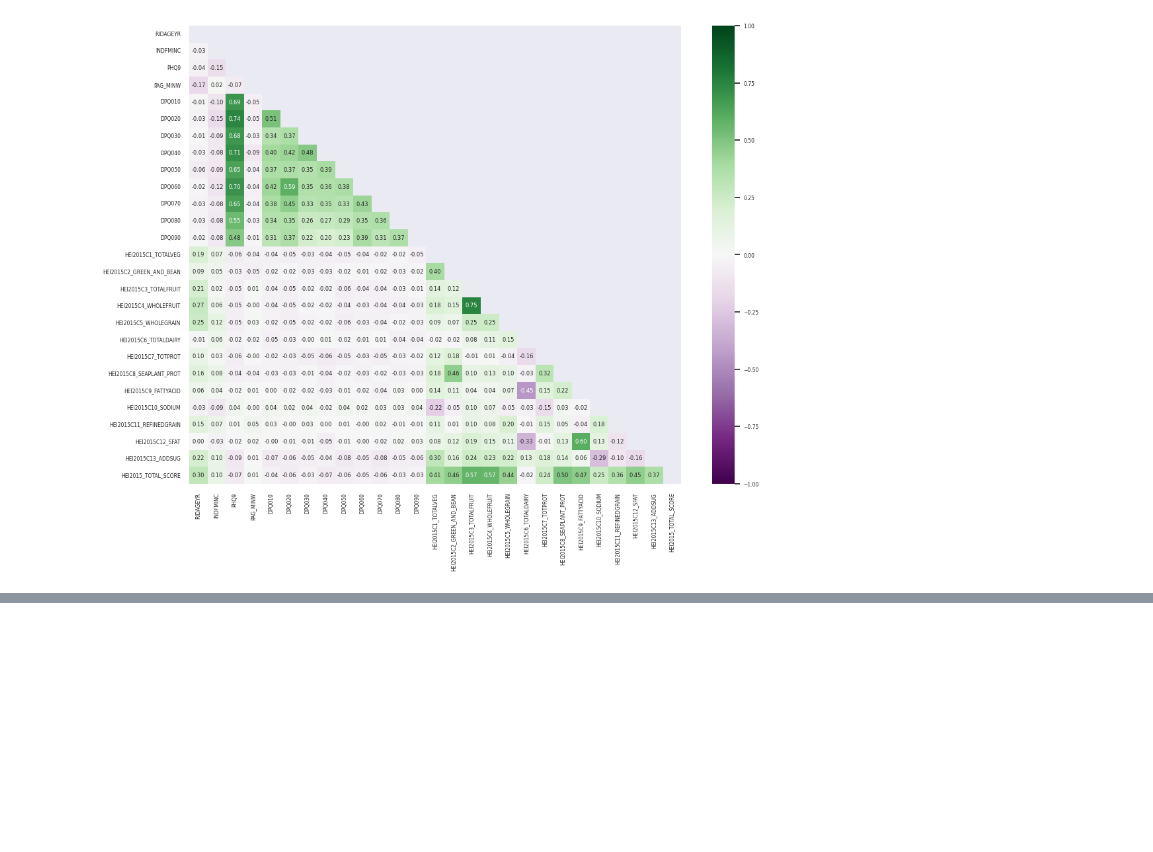
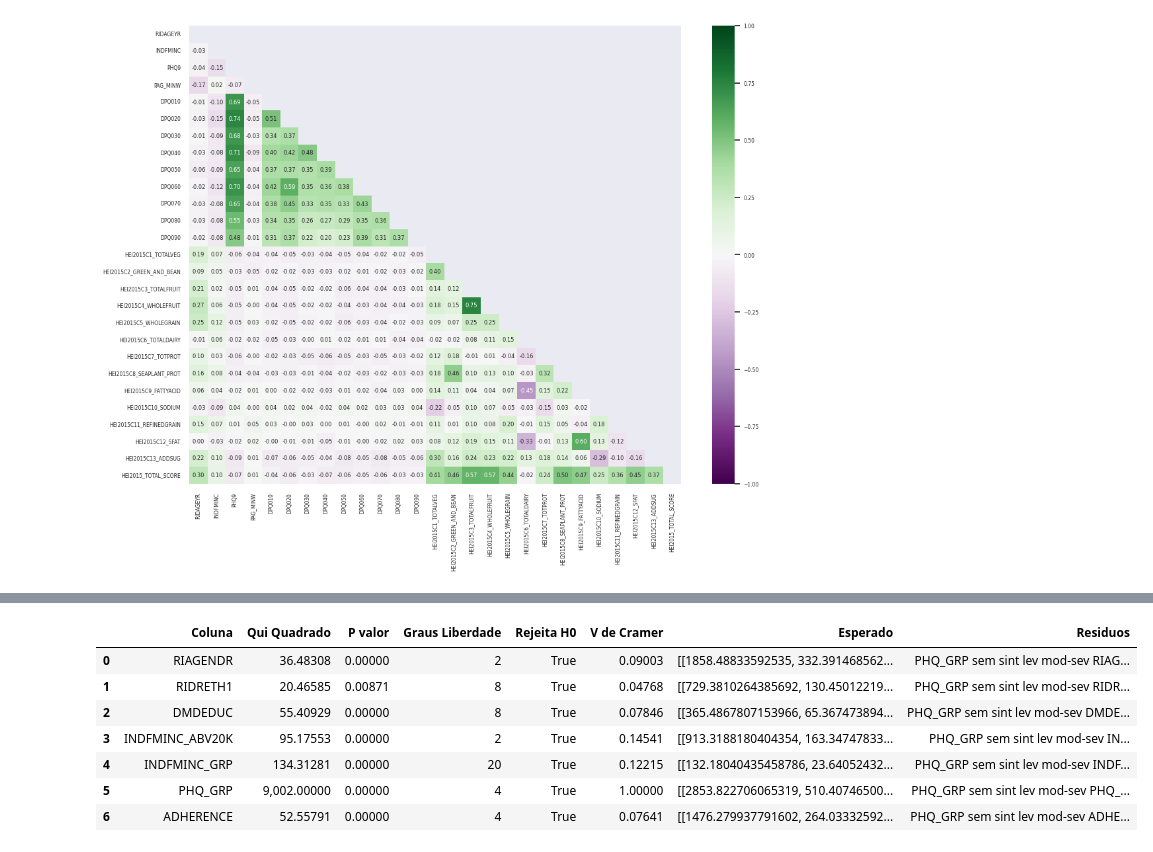
Before and after one commit to thiago-paim/tera-desafio-inferencia, a Jupyter notebook: notebooks/step_3_bivariate_analysis.ipynb, the cells around one changed output, grey strips where cells are left out. Drawn from its saved outputs; the diff is of its cells as text; code cells hidden in the pictures; blank space fills up the shorter version.

```diff
--- a/notebooks/step_3_bivariate_analysis.ipynb
+++ b/notebooks/step_3_bivariate_analysis.ipynb
@@ -269,0 +290,46 @@ for col in quanti_cols:
+# %%
+from scipy.stats import chi2_contingency
+import statsmodels.api as sm
+
+def get_cramers_v(crosstab, chi2):
+    n = crosstab.sum().sum()
+    dof = min(crosstab.shape) - 1
+    return np.sqrt(chi2 / (n * dof))
+
+def independence_chi2_test(df, cols, ref_col):
+    results = []
+
+    for col in cols:
+        crosstab = pd.crosstab(df[col], df[ref_col])
+        chi2, p, dof, expected = chi2_contingency(crosstab)
+        rejected_H0 = False if p > 0.05 else True
+        std_resids = sm.stats.Table(crosstab).standardized_resids
+        cramers_v = get_cramers_v(crosstab, chi2)
+
+        results.append(pd.DataFrame([{
+            'Coluna': col,
+            'Qui Quadrado': chi2,
+            'P valor': p,
+            'Graus Liberdade': dof,
+            'Rejeita H0': rejected_H0,
+            'V de Cramer': cramers_v,
+            'Esperado': expected,
+            'Residuos': std_resids,
+        }]))
+
+    return pd.concat(results, axis=0, ignore_index=True)
+
+
+# independence_chi2_test(df, ['RIAGENDR', 'RIDRETH1'], 'PHQ_GRP')
+# %%
+quali_chi2_results = independence_chi2_test(df, quali_cols, quali_ref)
+quali_chi2_results
+# %% [output]
+|  | Coluna | Qui Quadrado | P valor | Graus Liberdade | Rejeita H0 | V de Cramer | Esperado | Residuos |
+| 0 | RIAGENDR | 36.48308 | 0.00000 | 2 | True | 0.09003 | [[1858.48833592535, 332.391468562... | PHQ_GRP sem sint lev mod-sev RIAG... |
+| 1 | RIDRETH1 | 20.46585 | 0.00871 | 8 | True | 0.04768 | [[729.3810264385692, 130.45012219... | PHQ_GRP sem sint lev mod-sev RIDR... |
+| 2 | DMDEDUC | 55.40929 | 0.00000 | 8 | True | 0.07846 | [[365.4867807153966, 65.367473894... | PHQ_GRP sem sint lev mod-sev DMDE... |
+| 3 | INDFMINC_ABV20K | 95.17553 | 0.00000 | 2 | True | 0.14541 | [[913.3188180404354, 163.34747833... | PHQ_GRP sem sint lev mod-sev IN... |
+| 4 | INDFMINC_GRP | 134.31281 | 0.00000 | 20 | True | 0.12215 | [[132.18040435458786, 23.64052432... | PHQ_GRP sem sint lev mod-sev INDF... |
+| 5 | PHQ_GRP | 9,002.00000 | 0.00000 | 4 | True | 1.00000 | [[2853.822706065319, 510.40746500... | PHQ_GRP sem sint lev mod-sev PHQ_... |
+| 6 | ADHERENCE | 52.55791 | 0.00000 | 4 | True | 0.07641 | [[1476.279937791602, 264.03332592... | PHQ_GRP sem sint lev mod-sev ADHE... |
```
Also changed, not shown: parts of 25 cells of this notebook, 4 other files.
